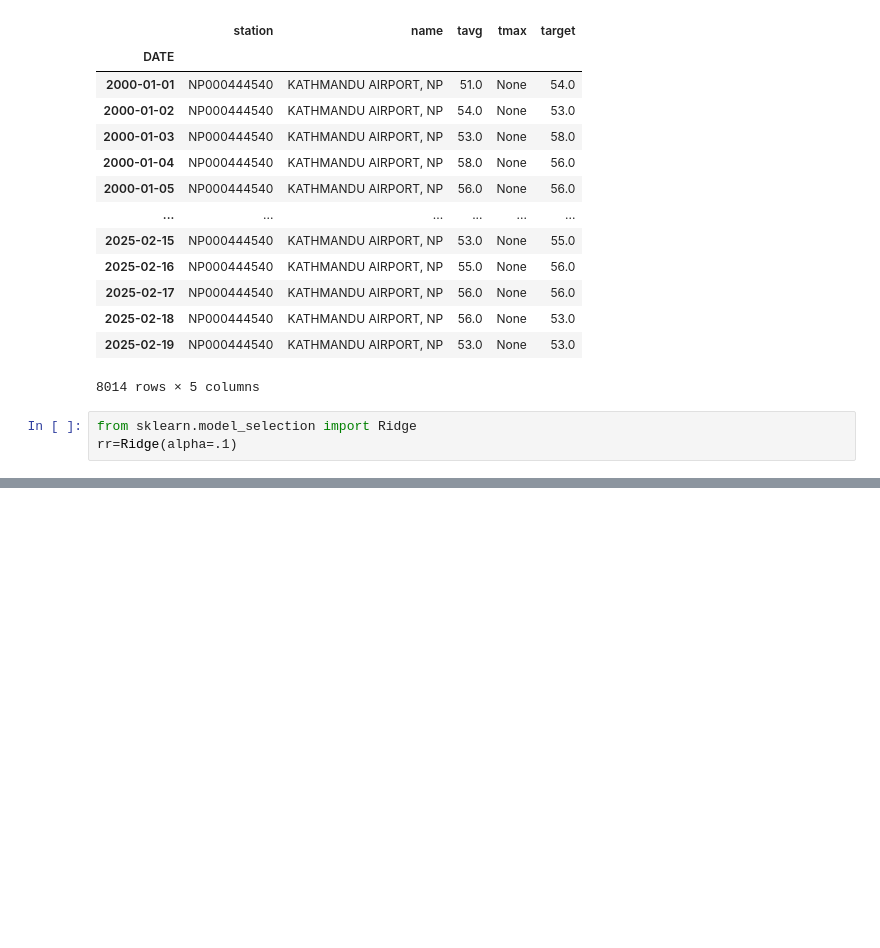
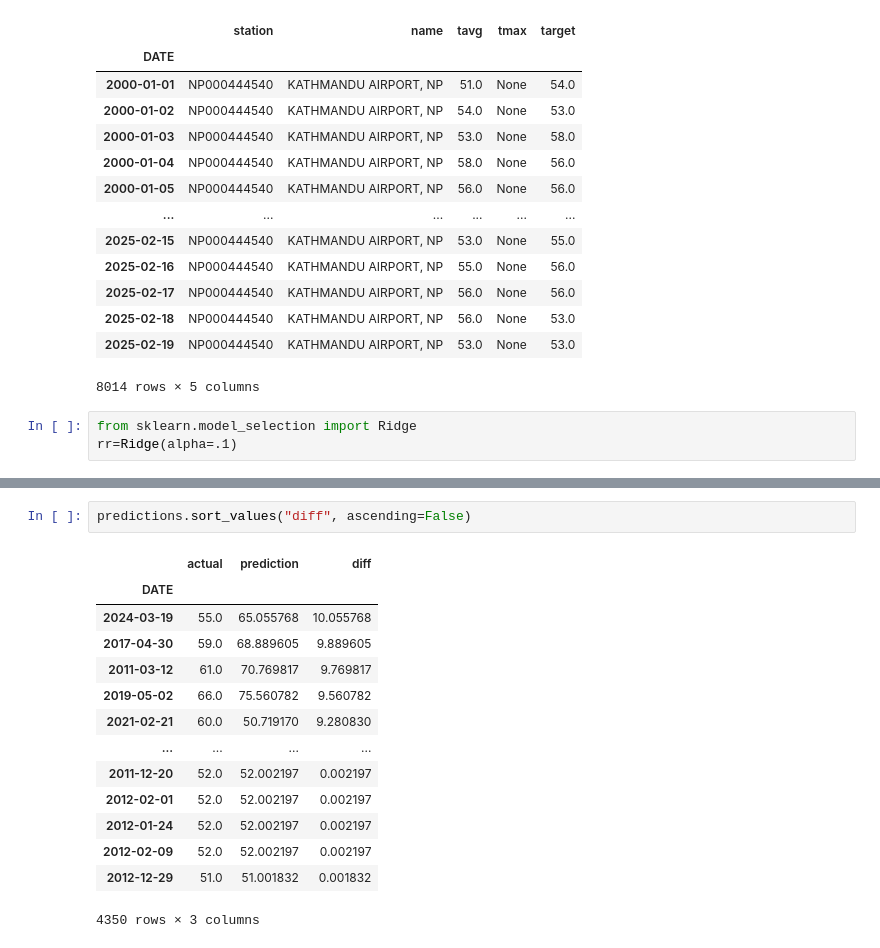
Before and after one commit to SAUGATBARUWAL/weatherpredict, a Jupyter notebook: weatherpredict/predict.ipynb, the cells around one changed output, grey strips where cells are left out. Saved outputs shown, nothing was run; the diff lists cells and outputs as text; blank space fills up the shorter version.

```diff
--- a/weatherpredict/predict.ipynb
+++ b/weatherpredict/predict.ipynb
@@ -209,0 +239,17 @@ ValueError: Columns must be same length as key
+# %%
+predictions.sort_values("diff", ascending=False)
+# %% [output]
+|  | actual | prediction | diff |
+| DATE |  |  |  |
+| 2024-03-19 | 55.0 | 65.055768 | 10.055768 |
+| 2017-04-30 | 59.0 | 68.889605 | 9.889605 |
+| 2011-03-12 | 61.0 | 70.769817 | 9.769817 |
+| 2019-05-02 | 66.0 | 75.560782 | 9.560782 |
+| 2021-02-21 | 60.0 | 50.719170 | 9.280830 |
+| ... | ... | ... | ... |
+| 2011-12-20 | 52.0 | 52.002197 | 0.002197 |
+| 2012-02-01 | 52.0 | 52.002197 | 0.002197 |
+| 2012-01-24 | 52.0 | 52.002197 | 0.002197 |
+| 2012-02-09 | 52.0 | 52.002197 | 0.002197 |
+| 2012-12-29 | 51.0 | 51.001832 | 0.001832 |
+4350 rows × 3 columns
```
Also changed, not shown: parts of 11 cells of this notebook.
